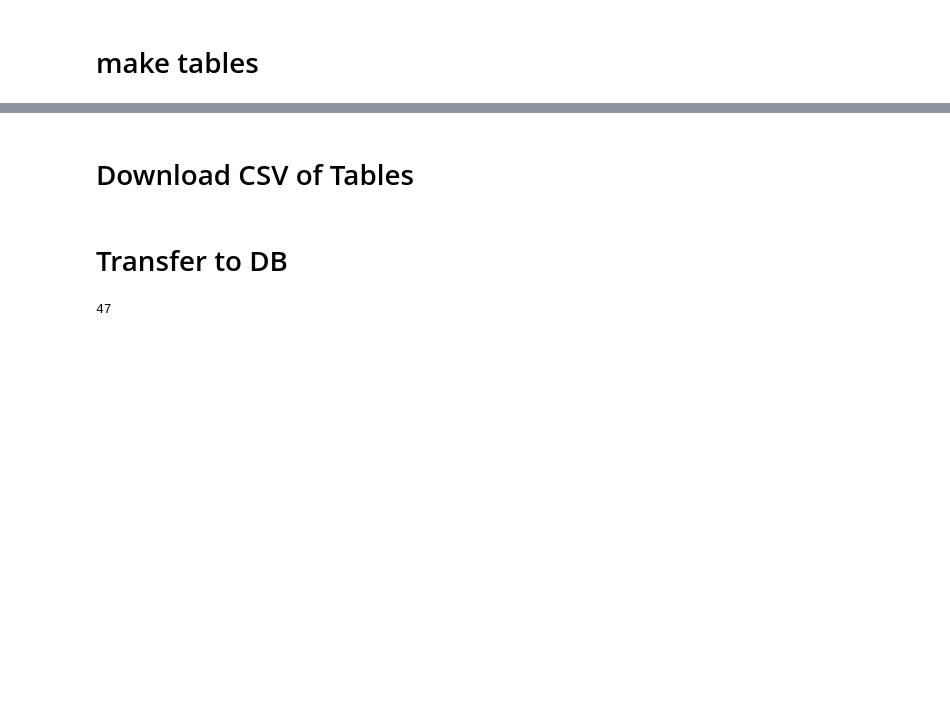
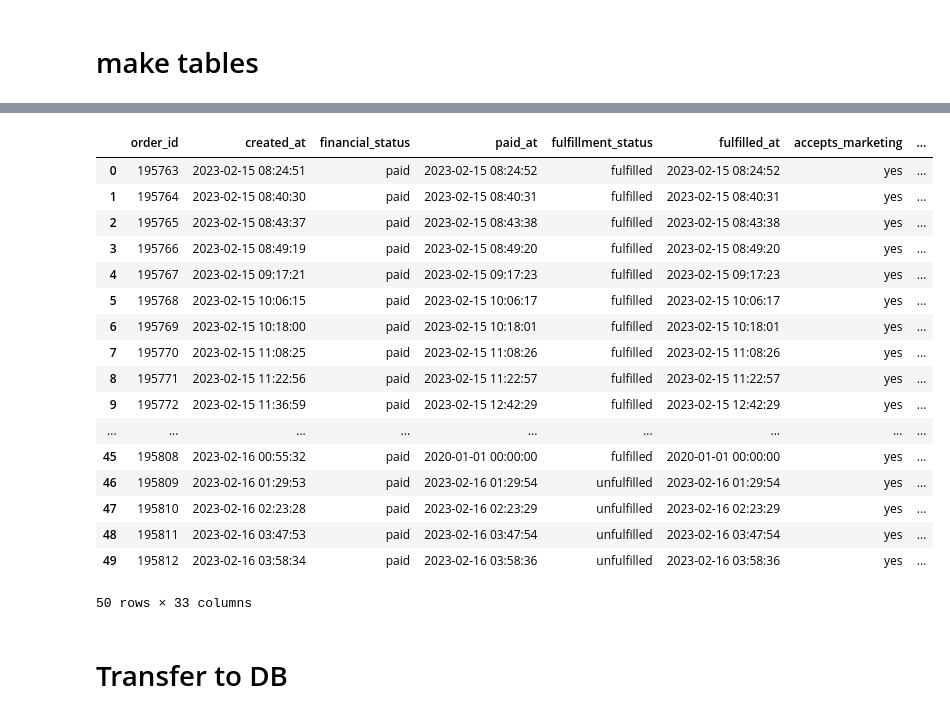
Before and after one commit to ArmenMadoyan/E-Commerce-DB-Dashboard, a Jupyter notebook: coolina.ipynb, the cells around one changed output, grey strips where cells are left out. Saved outputs shown, nothing was run; the diff lists cells and outputs as text; code cells hidden in the pictures; blank space fills up the shorter version.

```diff
--- a/coolina.ipynb
+++ b/coolina.ipynb
@@ -112,2 +20,0 @@ abandoned_order.drop(['Financial Status', 'Paid at', 'Fulfillment Status'], axis
-# %% [markdown]
-# Download CSV of Tables
@@ -120,15 +140,46 @@ order.to_csv(r'orders_table.csv')
+# %%
+order
+# %% [output]
+|  | order_id | created_at | financial_status | paid_at | fulfillment_status | fulfilled_at | accepts_marketing | ... |
+| 0 | 195763 | 2023-02-15 08:24:51 | paid | 2023-02-15 08:24:52 | fulfilled | 2023-02-15 08:24:52 | yes | ... |
+| 1 | 195764 | 2023-02-15 08:40:30 | paid | 2023-02-15 08:40:31 | fulfilled | 2023-02-15 08:40:31 | yes | ... |
+| 2 | 195765 | 2023-02-15 08:43:37 | paid | 2023-02-15 08:43:38 | fulfilled | 2023-02-15 08:43:38 | yes | ... |
+| 3 | 195766 | 2023-02-15 08:49:19 | paid | 2023-02-15 08:49:20 | fulfilled | 2023-02-15 08:49:20 | yes | ... |
+| 4 | 195767 | 2023-02-15 09:17:21 | paid | 2023-02-15 09:17:23 | fulfilled | 2023-02-15 09:17:23 | yes | ... |
+| 5 | 195768 | 2023-02-15 10:06:15 | paid | 2023-02-15 10:06:17 | fulfilled | 2023-02-15 10:06:17 | yes | ... |
+| 6 | 195769 | 2023-02-15 10:18:00 | paid | 2023-02-15 10:18:01 | fulfilled | 2023-02-15 10:18:01 | yes | ... |
+| 7 | 195770 | 2023-02-15 11:08:25 | paid | 2023-02-15 11:08:26 | fulfilled | 2023-02-15 11:08:26 | yes | ... |
+| 8 | 195771 | 2023-02-15 11:22:56 | paid | 2023-02-15 11:22:57 | fulfilled | 2023-02-15 11:22:57 | yes | ... |
+| 9 | 195772 | 2023-02-15 11:36:59 | paid | 2023-02-15 12:42:29 | fulfilled | 2023-02-15 12:42:29 | yes | ... |
+| ... | ... | ... | ... | ... | ... | ... | ... | ... |
+| 45 | 195808 | 2023-02-16 00:55:32 | paid | 2020-01-01 00:00:00 | fulfilled | 2020-01-01 00:00:00 | yes | ... |
+| 46 | 195809 | 2023-02-16 01:29:53 | paid | 2023-02-16 01:29:54 | unfulfilled | 2023-02-16 01:29:54 | yes | ... |
+| 47 | 195810 | 2023-02-16 02:23:28 | paid | 2023-02-16 02:23:29 | unfulfilled | 2023-02-16 02:23:29 | yes | ... |
+| 48 | 195811 | 2023-02-16 03:47:53 | paid | 2023-02-16 03:47:54 | unfulfilled | 2023-02-16 03:47:54 | yes | ... |
+| 49 | 195812 | 2023-02-16 03:58:34 | paid | 2023-02-16 03:58:36 | unfulfilled | 2023-02-16 03:58:36 | yes | ... |
+50 rows × 33 columns
 # %% [markdown]
 # Transfer to DB
 # %%
 # Instantiate sqlachemy.create_engine object
-engine = create_engine('postgresql://postgres:arm2002@localhost:5432/Coolina')
-
-# Save the data from dataframe to
-# postgres table "iris_dataset"
-customer.to_sql(
-    'customer',
-    engine,
-    index=False # Not copying over the index
-)
+# engine = create_engine('postgresql://postgres:arm2002@localhost:5432/Coolina')
+# customer.to_sql(
+#     'customer',
+#     engine,
+#     index=False # Not copying over the index
+# )
+def transfer_table_to_db(table,table_name):
+    engine = create_engine("mysql+pymysql://{user}:{pw}@localhost/{db}"
+                   .format(user="root",
+                           pw="arm2002",
+                           db="coolina"))
+#     try:
+    table.to_sql(
+            table_name,
+            con = engine,
+            if_exists = 'append',
+            chunksize = 1000,
+            index=False
+      )
+#     except:
+#     print('ERROR: Couldnt import to DB: Probably some values already exist')
-# %% [output]
-47
```
Also changed, not shown: parts of 11 cells of this notebook.
